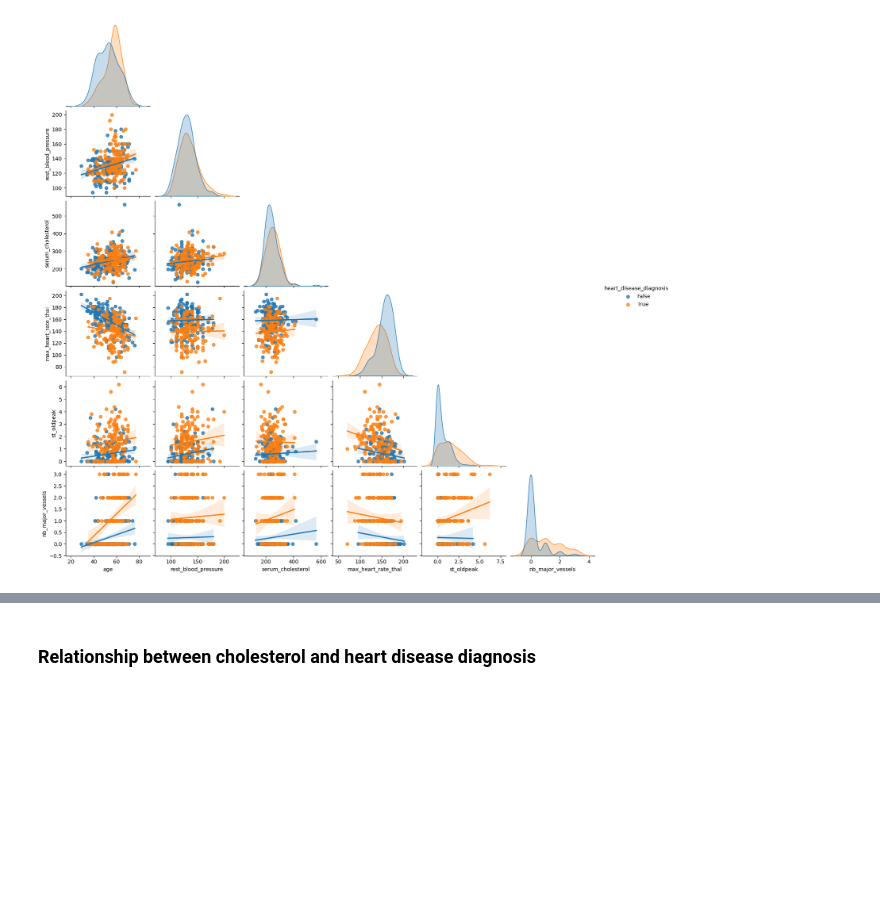
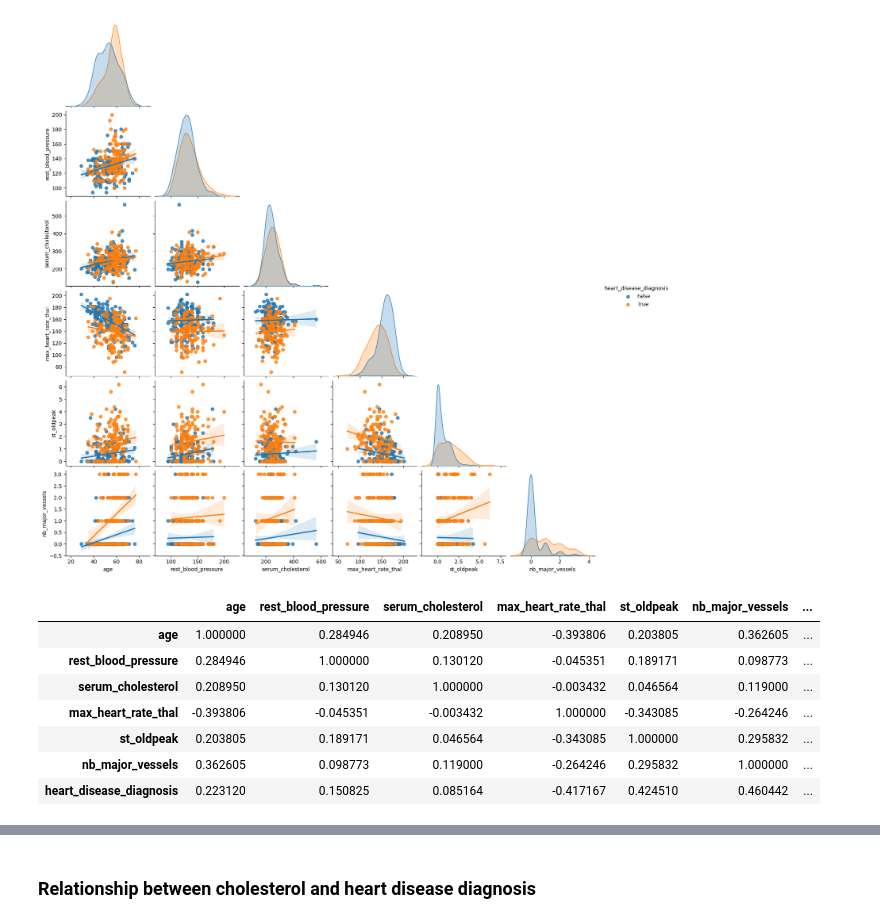
Before and after one commit to paulinedao/heart_disease, a Jupyter notebook: heart_disease/heart_disease.ipynb, the cells around one changed output, grey strips where cells are left out. Cells and saved outputs as stored; diff of their text form; code cells hidden in the pictures; blank space fills up the shorter version.

```diff
--- a/heart_disease/heart_disease.ipynb
+++ b/heart_disease/heart_disease.ipynb
@@ -437,3 +455,14 @@ sns.pairplot(num_df, kind = 'reg', hue = 'heart_disease_diagnosis', corner = Tru
 # %% [output]
 <seaborn.axisgrid.PairGrid at 0x...>
 [figure]
+# %%
+num_df.corr()
+# %% [output]
+|  | age | rest_blood_pressure | serum_cholesterol | max_heart_rate_thal | st_oldpeak | nb_major_vessels | ... |
+| age | 1.000000 | 0.284946 | 0.208950 | -0.393806 | 0.203805 | 0.362605 | ... |
+| rest_blood_pressure | 0.284946 | 1.000000 | 0.130120 | -0.045351 | 0.189171 | 0.098773 | ... |
+| serum_cholesterol | 0.208950 | 0.130120 | 1.000000 | -0.003432 | 0.046564 | 0.119000 | ... |
+| max_heart_rate_thal | -0.393806 | -0.045351 | -0.003432 | 1.000000 | -0.343085 | -0.264246 | ... |
+| st_oldpeak | 0.203805 | 0.189171 | 0.046564 | -0.343085 | 1.000000 | 0.295832 | ... |
+| nb_major_vessels | 0.362605 | 0.098773 | 0.119000 | -0.264246 | 0.295832 | 1.000000 | ... |
+| heart_disease_diagnosis | 0.223120 | 0.150825 | 0.085164 | -0.417167 | 0.424510 | 0.460442 | ... |
```
Also changed, not shown: parts of 12 cells of this notebook.
